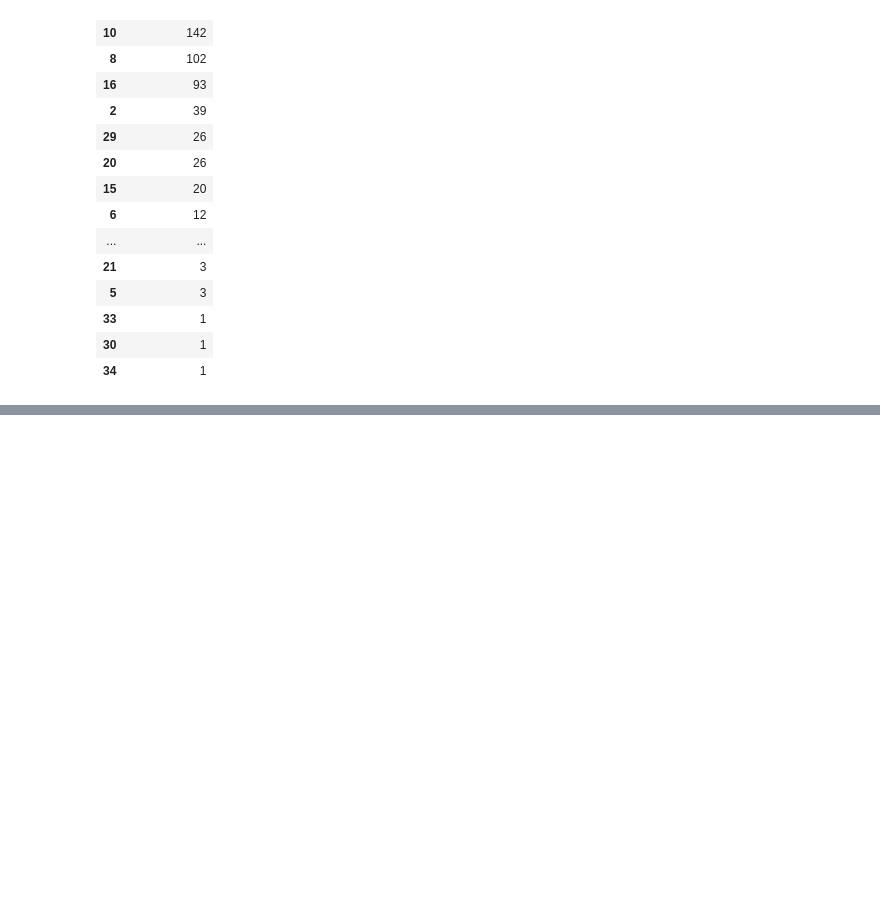
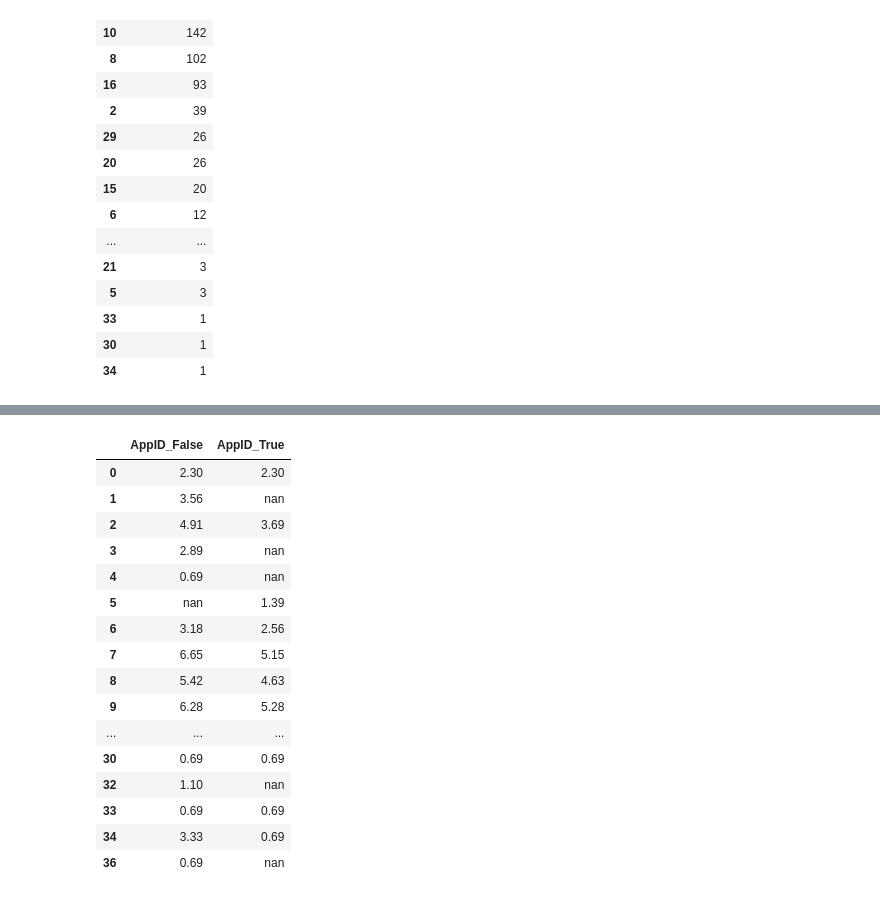
Before and after one commit to LucasCatolino/Organizacion-de-Datos, a Jupyter notebook: Installs.ipynb, the cells around one changed output, grey strips where cells are left out. Drawn from its saved outputs; the diff is of its cells as text; code cells hidden in the pictures; blank space fills up the shorter version.

```diff
--- a/Installs.ipynb
+++ b/Installs.ipynb
@@ -88,0 +125,24 @@ Text(0,0.5,'Cantidad')
+# %%
+impTrue['AppID_True'] = np.log(impTrue['aplicacion_id']+1)
+impFalse['AppID_False'] = np.log(impFalse['aplicacion_id']+1)
+
+impTotal = pd.concat([impFalse['AppID_False'],impTrue['AppID_True']],axis=1)
+impTotal
+# %% [output]
+|  | AppID_False | AppID_True |
+| 0 | 2.30 | 2.30 |
+| 1 | 3.56 | nan |
+| 2 | 4.91 | 3.69 |
+| 3 | 2.89 | nan |
+| 4 | 0.69 | nan |
+| 5 | nan | 1.39 |
+| 6 | 3.18 | 2.56 |
+| 7 | 6.65 | 5.15 |
+| 8 | 5.42 | 4.63 |
+| 9 | 6.28 | 5.28 |
+| ... | ... | ... |
+| 30 | 0.69 | 0.69 |
+| 32 | 1.10 | nan |
+| 33 | 0.69 | 0.69 |
+| 34 | 3.33 | 0.69 |
+| 36 | 0.69 | nan |
```
Also changed, not shown: parts of 6 cells of this notebook.
